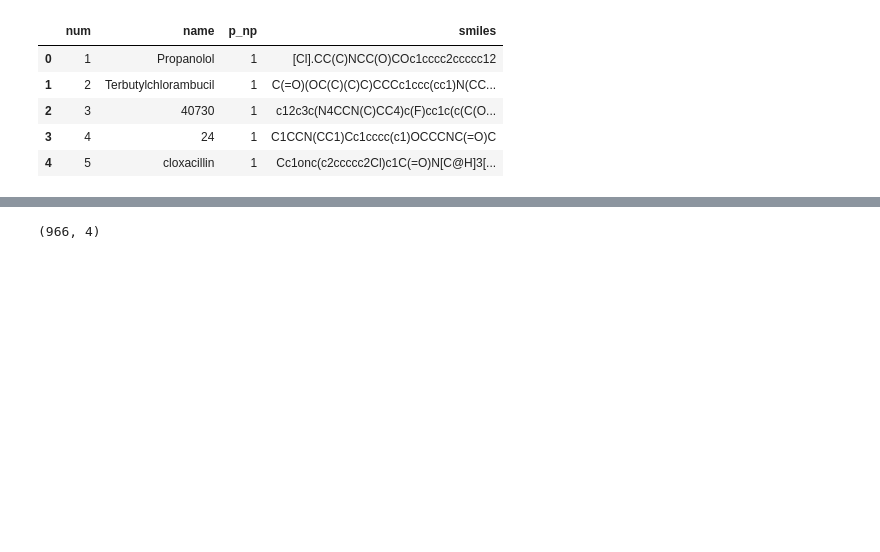
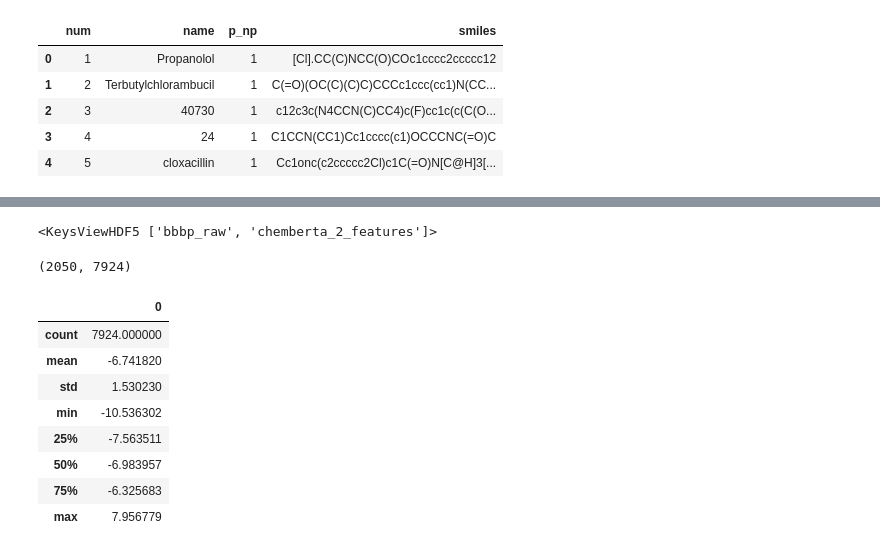
Before and after one commit to pranjaldhole/molecule-gym, a Jupyter notebook: molecule_gym/experiments/ChemBERTa_for_classification.ipynb, the cells around one changed output, grey strips where cells are left out. Drawn from its saved outputs; the diff is of its cells as text; code cells hidden in the pictures; blank space fills up the shorter version.

```diff
--- a/molecule_gym/ChemBERTa_for_classification.ipynb
+++ b/molecule_gym/experiments/ChemBERTa_for_classification.ipynb
@@ -401,4 +61,12 @@ data.head()
+# %%
+f = h5py.File(join(DATA_DIR, 'chemberta2_blood_brain_barrier_permeability.h5'), 'r')
+# %%
+f.keys()
+# %% [output]
+<KeysViewHDF5 ['bbbp_raw', 'chemberta_2_features']>
+# %%
+features = f.get('chemberta_2_features')
 # %%
-data.shape
+features.shape
 # %% [output]
-(966, 4)
+(2050, 7924)
@@ -406,0 +73,14 @@ data.shape
+# %%
+# Distribution description of a feature sample
+features_describe = pd.DataFrame(features[0,:])
+features_describe.describe()
+# %% [output]
+|  | 0 |
+| count | 7924.000000 |
+| mean | -6.741820 |
+| std | 1.530230 |
+| min | -10.536302 |
+| 25% | -7.563511 |
+| 50% | -6.983957 |
+| 75% | -6.325683 |
+| max | 7.956779 |
```
Also changed, not shown: parts of 81 cells of this notebook, 2 other files.
